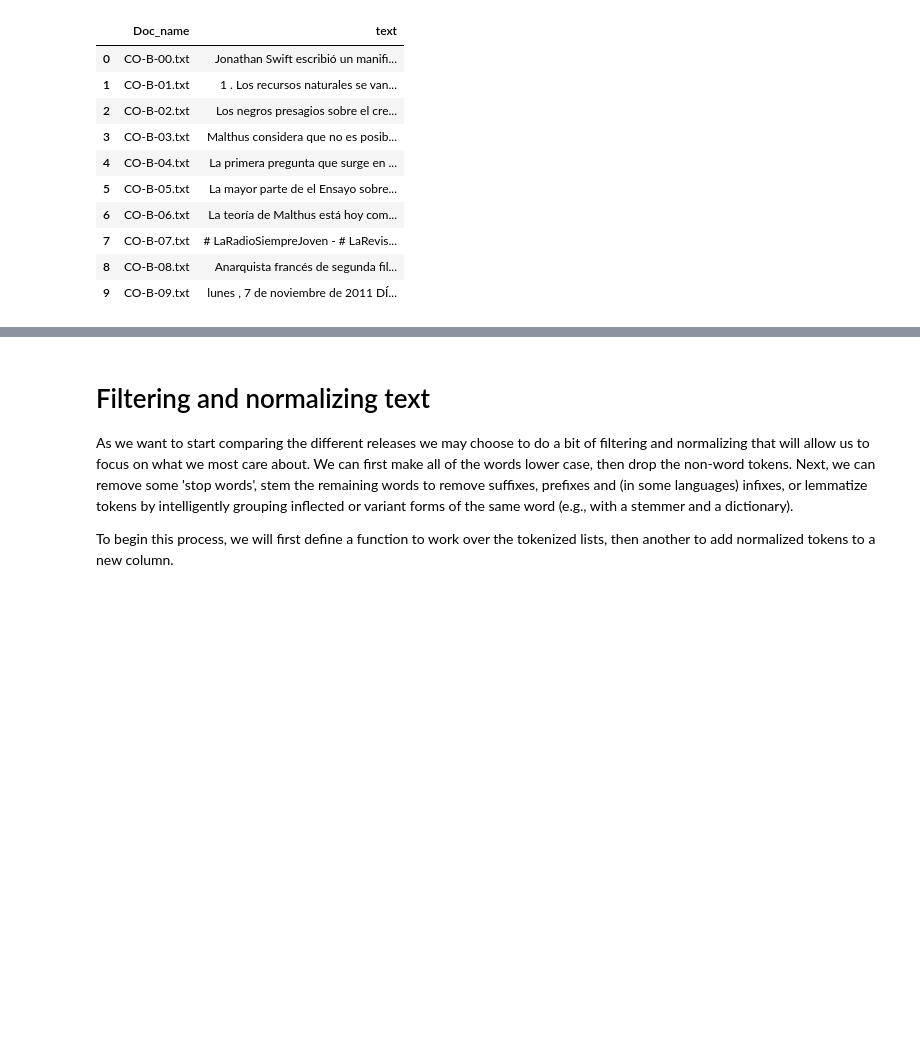
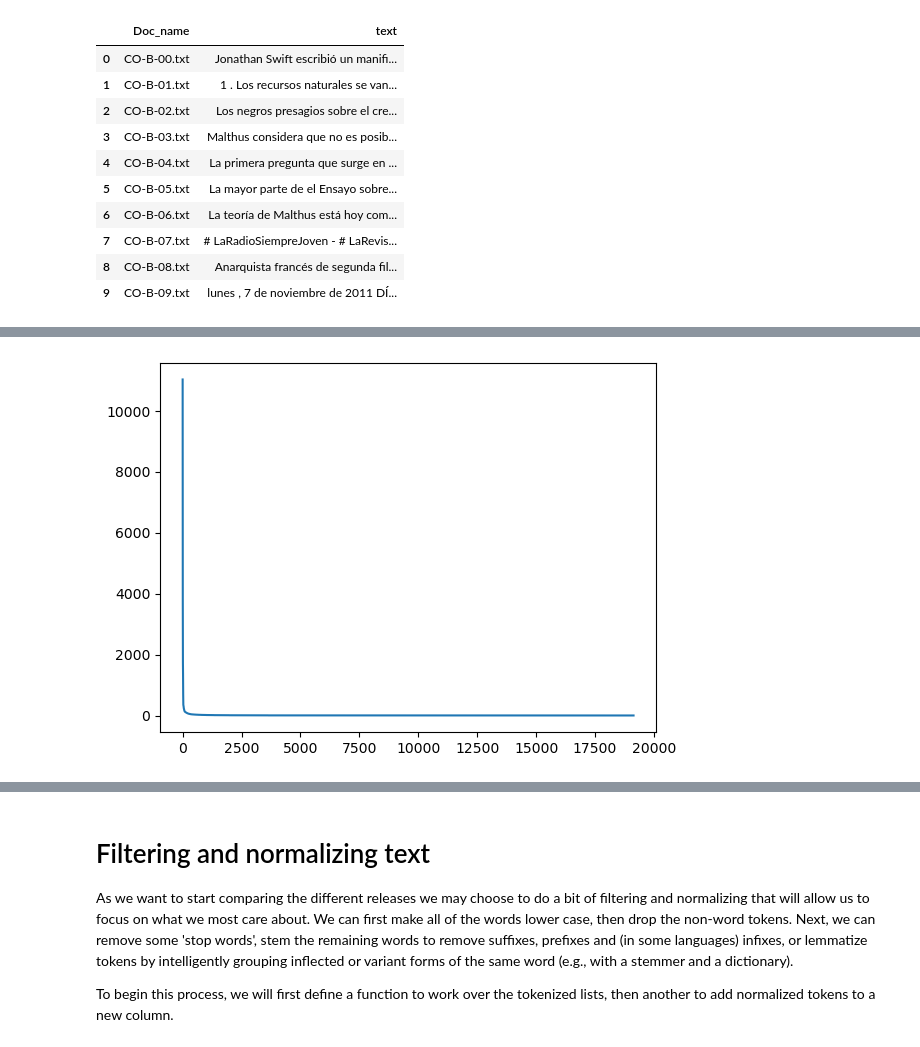
Before and after one commit to alejandrosarria0296/CCA-Homeworks, a Jupyter notebook: 2-Computational-Linguistics.ipynb, the cells around one changed output, grey strips where cells are left out. Cells and saved outputs as stored; diff of their text form; code cells hidden in the pictures; blank space fills up the shorter version.

```diff
--- a/2-Computational-Linguistics.ipynb
+++ b/2-Computational-Linguistics.ipynb
@@ -355,7 +405,7 @@ for file in raw_col:
     text = ' '.join(clean_raw_text(raw_col[file]))
     text = re.sub(r'@@\w+ Seguidores ', '', text)
     text = re.sub(r'@@\w+ ', '', text)
-    clean_col['text'].append(text)
+    clean_col['text'].append(text[:99000])
 
 colDF = pandas.DataFrame(clean_col)
 colDF
@@ -380,3 +430,6 @@ def word_tokenize_es(word_list):
         if not token.is_punct and len(token.text.strip()) > 0:
             tokenized.append(token.text)
     return tokenized
+# %%
+colDF['tokenized_text'] = colDF['text'].apply(lambda x: word_tokenize_es(x))
+colDF
@@ -382,0 +448,6 @@ def word_tokenize_es(word_list):
+# %%
+total_tokens = colDF['tokenized_text'].sum()
+# %%
+countedWordsCol = wordCounter(total_tokens)
+countedWordsCol.sort_values('count', ascending=False, inplace=True)
+countedWordsCol[:100]
@@ -382,0 +468,7 @@ def word_tokenize_es(word_list):
+# %%
+fig = plt.figure()
+ax = fig.add_subplot(111)
+plt.plot(range(len(countedWordsCol)), countedWordsCol['count'])
+plt.show()
+# %% [output]
+[figure, added]
```
Also changed, not shown: parts of 10 cells of this notebook.
